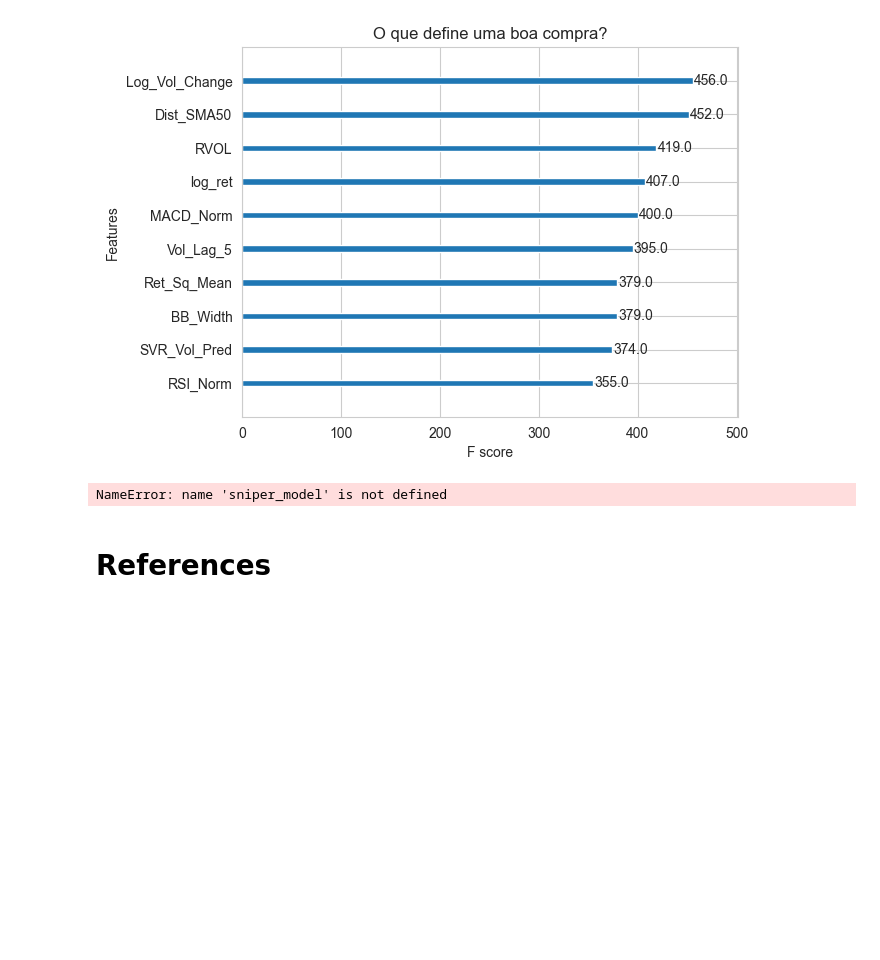
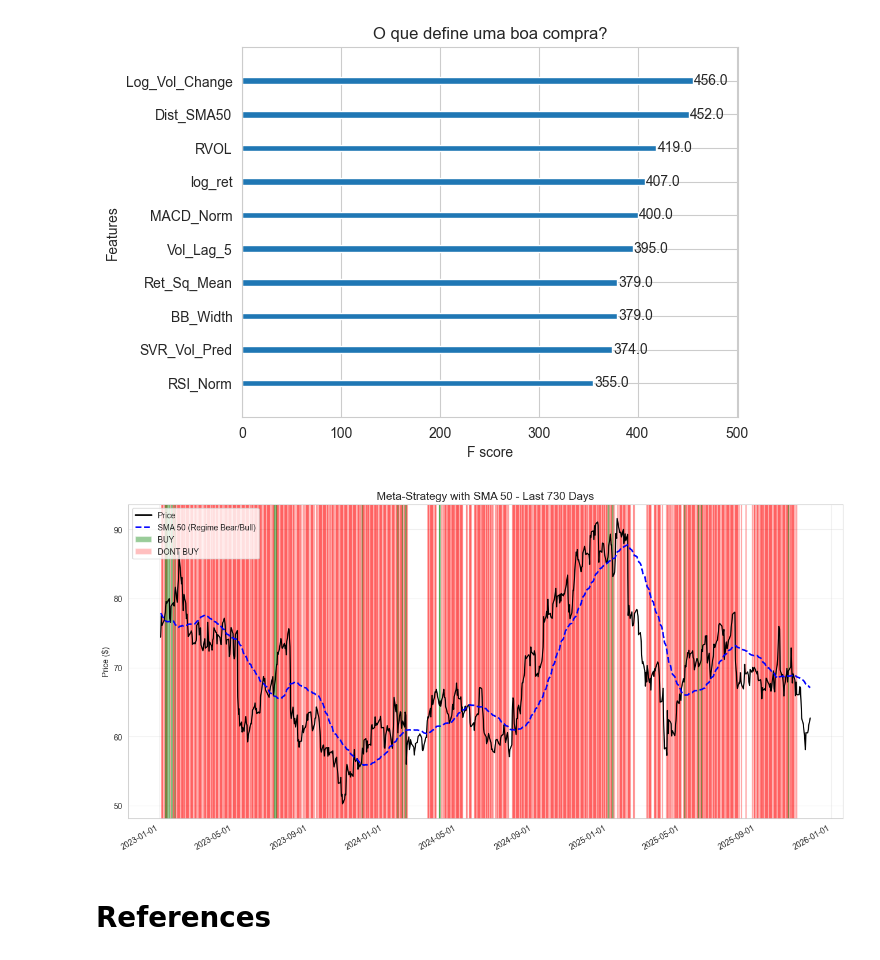
Before and after one commit to guilhermemalves03/Tecnicas-Avancadas-de-Analise-de-Dados, a Jupyter notebook: ProjetoMachineLearning/ProjetoMachineLearning.ipynb, the cells around one changed output. Drawn from its saved outputs; the diff is of its cells as text; code cells hidden in the pictures; blank space fills up the shorter version.

```diff
--- a/ProjetoMachineLearning/ProjetoMachineLearning.ipynb
+++ b/ProjetoMachineLearning/ProjetoMachineLearning.ipynb
@@ -1725,7 +1787,7 @@ def plot_final_strategy_with_regime(df, xgb_model, lstm_model, scaler, feature_c
     df['SMA_200'] = df['close'].rolling(window=50).mean()
 
 
-    days_to_plot = 365
+    days_to_plot = 730
     lookback = window + days_to_plot
 
 
@@ -1775,34 +1837,34 @@ def plot_final_strategy_with_regime(df, xgb_model, lstm_model, scaler, feature_c
         elif current_price < current_sma:
 
             pass
 
 
         elif xgb_signals[i] == 1 and lstm_signals[i] == 1:
             plt.axvspan(dates[i], dates[i+1], color='green', alpha=0.4)
 
 
 
     plt.title(f'Meta-Strategy with SMA 50 - Last {days_to_plot} Days', fontsize=14)
     plt.ylabel('Price ($)')
     plt.grid(True, alpha=0.3)
 
 
     legend_elements = [
         plt.Line2D([0], [0], color='black', lw=2, label='Price'),
         plt.Line2D([0], [0], color='blue', lw=2, linestyle='--', label='SMA 50 (Regime Bear/Bull)'),
         Patch(facecolor='green', alpha=0.4, label='BUY'),
         Patch(facecolor='red', alpha=0.25, label='DONT BUY')
     ]
     plt.legend(handles=legend_elements, loc='upper left')
 
     plt.gca().xaxis.set_major_formatter(mdates.DateFormatter('%Y-%m-%d'))
     plt.gcf().autofmt_xdate()
     plt.show()
 
 
 plot_final_strategy_with_regime(df_rf, sniper_model, model_weighted, scaler, feature_cols, window=60)
 # %% [output]
-NameError: name 'sniper_model' is not defined
+[figure, added]
 # %% [markdown]
 # References
 # %% [markdown]
```
Also changed, not shown: parts of 19 cells of this notebook.
